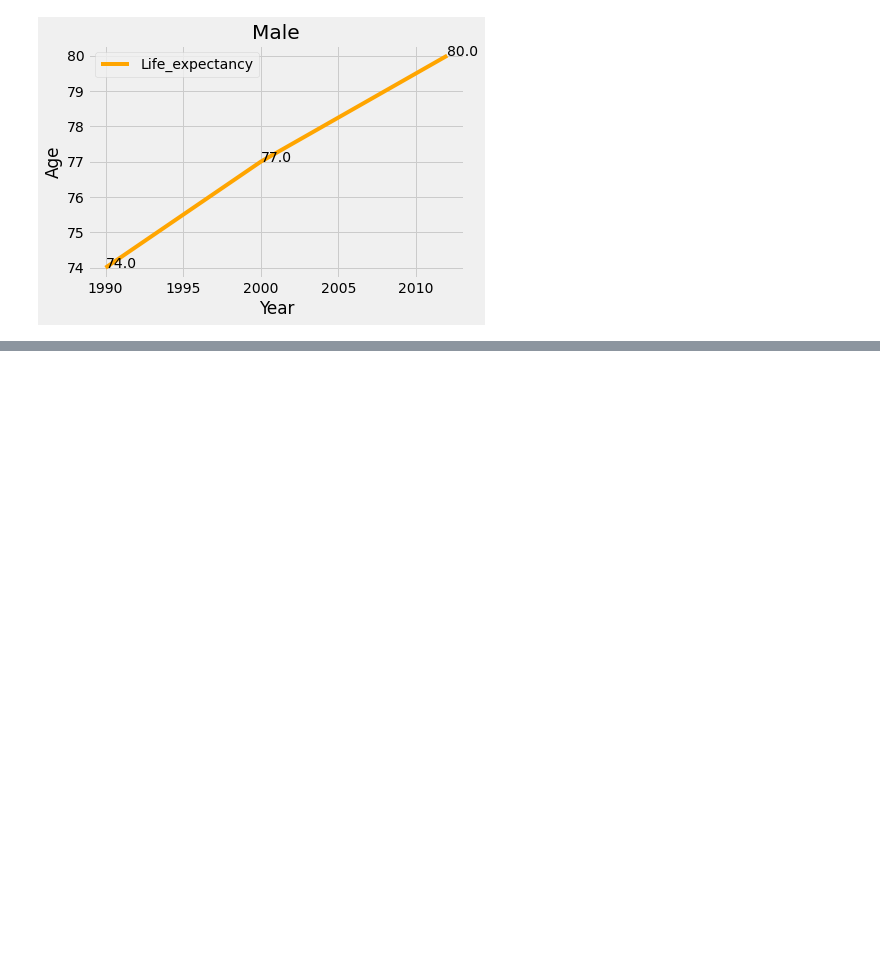
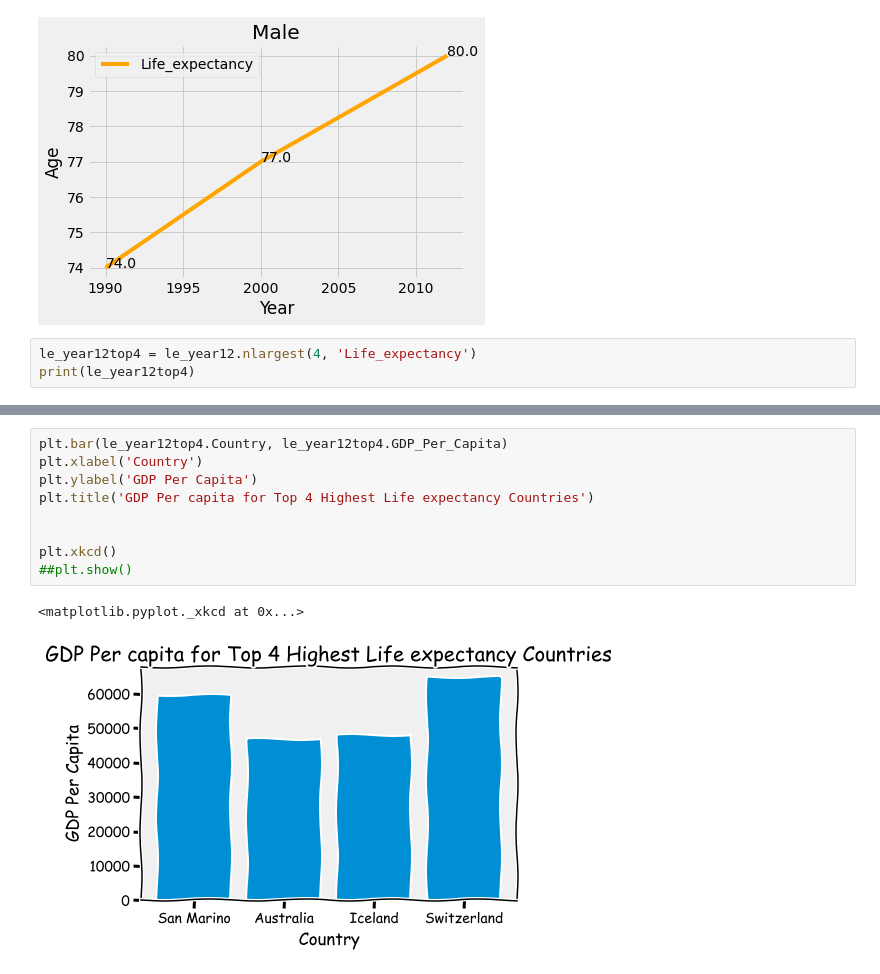
Before and after one commit to Mackeyk88/gdp-and-internet-usage-python, a Jupyter notebook: Notebook/Python1.ipynb, the cells around one changed output, grey strips where cells are left out. Drawn from its saved outputs; the diff is of its cells as text; blank space fills up the shorter version.

```diff
--- a/Notebook/Python1.ipynb
+++ b/Notebook/Python1.ipynb
@@ -869,3 +883,6 @@ plt.show()
 [figure]
 [figure]
 [figure]
+# %%
+le_year12top4 = le_year12.nlargest(4, 'Life_expectancy')
+print(le_year12top4)
@@ -871,0 +901,12 @@ plt.show()
+# %%
+plt.bar(le_year12top4.Country, le_year12top4.GDP_Per_Capita)
+plt.xlabel('Country')
+plt.ylabel('GDP Per Capita')
+plt.title('GDP Per capita for Top 4 Highest Life expectancy Countries')
+
+
+plt.xkcd()
+##plt.show()
+# %% [output]
+<matplotlib.pyplot._xkcd at 0x...>
+[figure, added]
```
Also changed, not shown: parts of 3 cells of this notebook.
